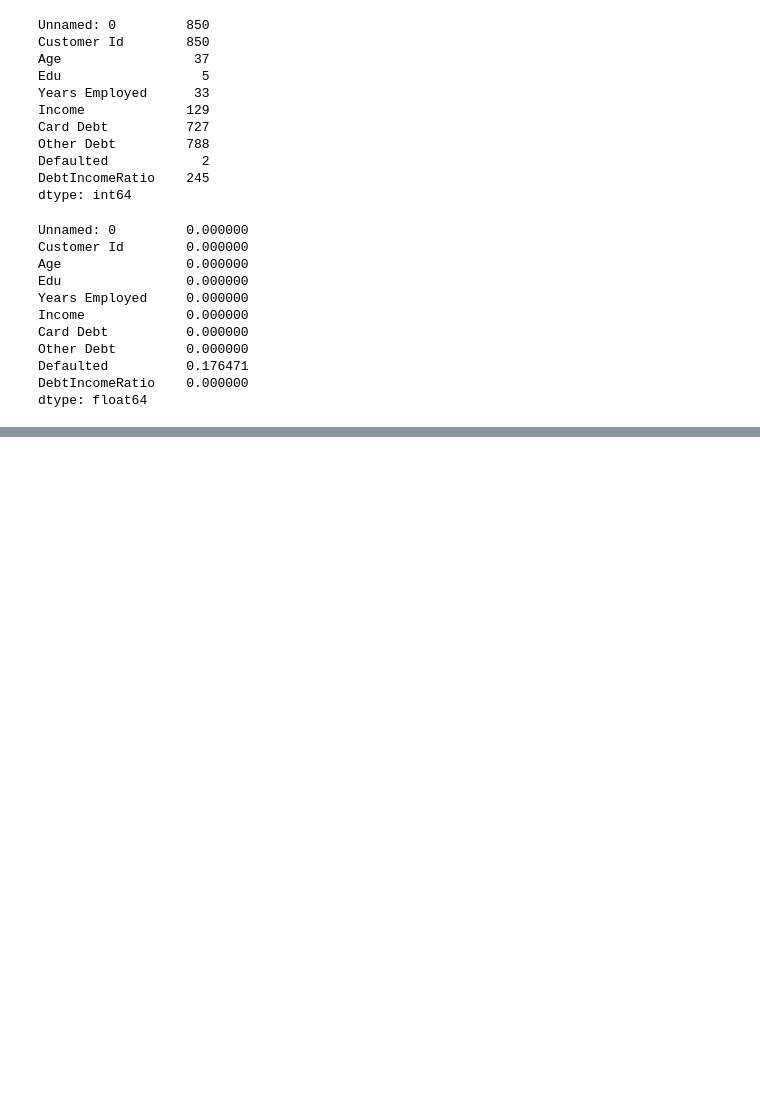
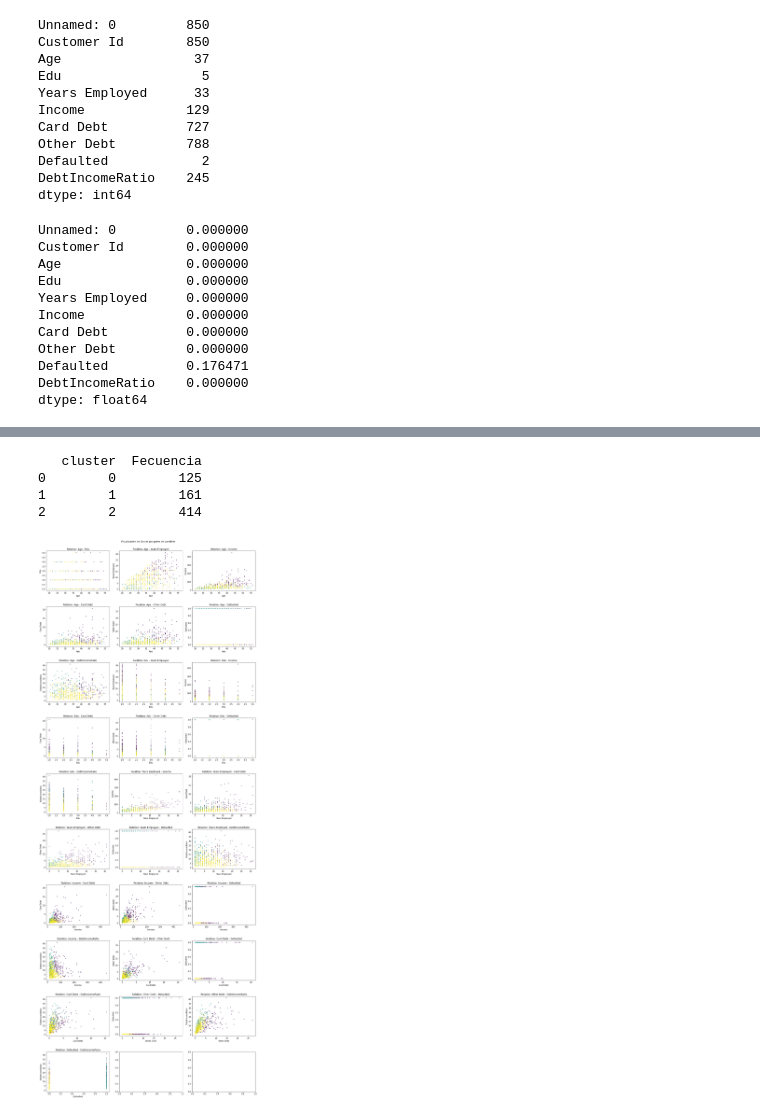
Before and after one commit to orlandoch/coding-dojo, a Jupyter notebook: tareas-week08/tarea_kmeans.ipynb, the cells around one changed output, grey strips where cells are left out. Saved outputs shown, nothing was run; the diff lists cells and outputs as text; code cells hidden in the pictures; blank space fills up the shorter version.

```diff
--- a/tareas-week08/tarea_kmeans.ipynb
+++ b/tareas-week08/tarea_kmeans.ipynb
@@ -118,0 +132,8 @@ plt.title('Relation Years Employed - Age for customers');
+# %%
+graphKmeansMultiScater(3)
+# %% [output]
+   cluster  Fecuencia
+0        0        125
+1        1        161
+2        2        414
+[figure, added]
```
Also changed, not shown: parts of 20 cells of this notebook.
